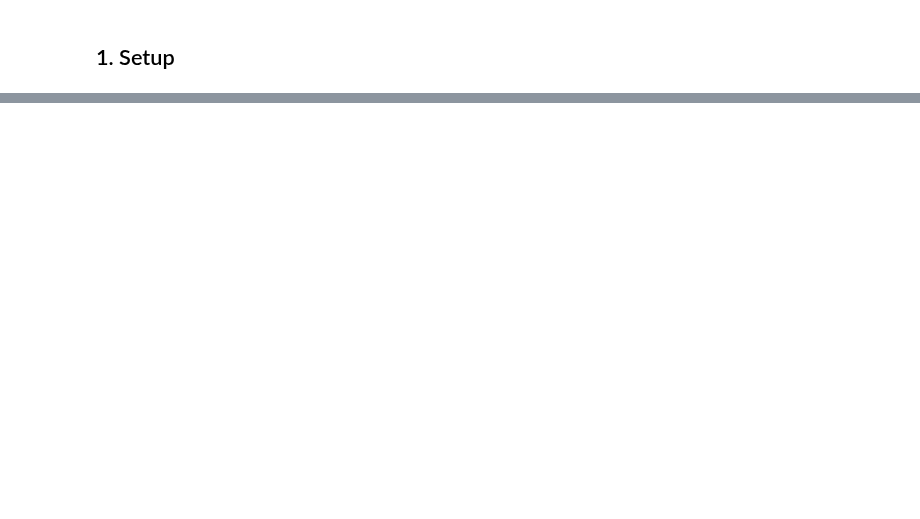
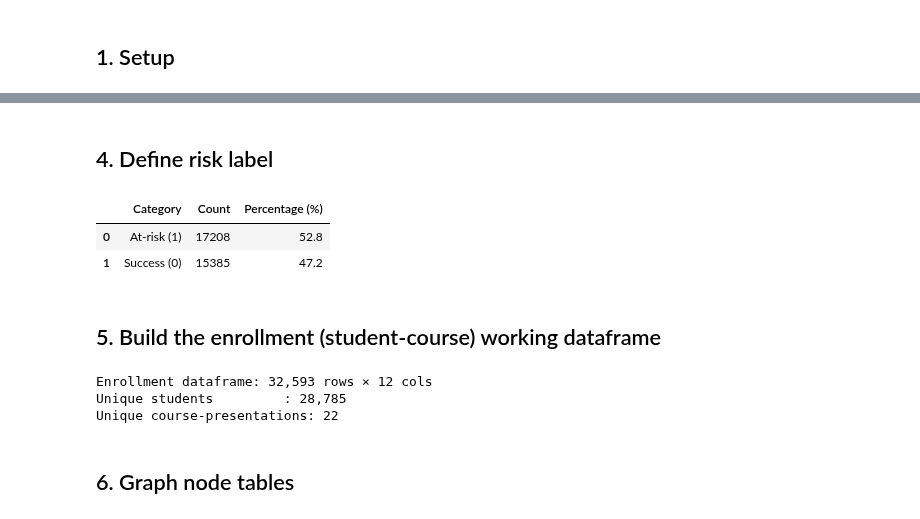
Before and after one commit to reyquiroz/OULAD_CourseAware, a Jupyter notebook: notebooks/OULAD_graph_schema.ipynb, the cells around one changed output, grey strips where cells are left out. Saved outputs shown, nothing was run; the diff lists cells and outputs as text; code cells hidden in the pictures; blank space fills up the shorter version.

```diff
--- a/notebooks/OULAD_graph_schema.ipynb
+++ b/notebooks/OULAD_graph_schema.ipynb
@@ -842,0 +64,20 @@ plt.show()
+# %%
+print('Verifying data files...')
+for p in [STUDENT_INFO_FILE, STUDENT_VLE_FILE, STUDENT_ASSESSMENT_FILE,
+          ASSESSMENTS_FILE, COURSES_FILE, VLE_FILE]:
+    status = '✓' if p.exists() else '✗ MISSING'
+    print(f'  {status}: {p.name}')
+
+student_info    = pd.read_csv(STUDENT_INFO_FILE)
+student_vle     = pd.read_csv(STUDENT_VLE_FILE)
+student_assess  = pd.read_csv(STUDENT_ASSESSMENT_FILE)
+assessments     = pd.read_csv(ASSESSMENTS_FILE)
+courses         = pd.read_csv(COURSES_FILE)
+vle             = pd.read_csv(VLE_FILE)
+
+print(f'\n  student_info   : {student_info.shape}')
+print(f'  student_vle    : {student_vle.shape}')
+print(f'  student_assess : {student_assess.shape}')
+print(f'  assessments    : {assessments.shape}')
+print(f'  courses        : {courses.shape}')
+print(f'  vle            : {vle.shape}')
@@ -842,0 +99,40 @@ plt.show()
+# %% [markdown]
+## 4. Define risk label
+# %%
+# 1 = at-risk (Fail/Withdrawn), 0 = success (Pass/Distinction)
+student_info['target'] = student_info['final_result'].apply(
+    lambda x: 1 if x in ['Fail', 'Withdrawn'] else 0
+)
+
+counts = student_info['target'].value_counts()
+counts.index = counts.index.map({1: 'At-risk (1)', 0: 'Success (0)'})
+counts_df = counts.reset_index()
+counts_df.columns = ['Category', 'Count']
+counts_df['Percentage (%)'] = (
+    counts_df['Count'] / counts_df['Count'].sum() * 100
+).round(1)
+
+display(counts_df)
+# %% [output]
+|  | Category | Count | Percentage (%) |
+| 0 | At-risk (1) | 17208 | 52.8 |
+| 1 | Success (0) | 15385 | 47.2 |
+# %% [markdown]
+## 5. Build the enrollment (student-course) working dataframe
+# %%
+# One row per (id_student, code_module, code_presentation) — the enrollment unit
+df = student_info[[
+    'id_student', 'code_module', 'code_presentation',
+    'gender', 'region', 'highest_education', 'imd_band', 'age_band',
+    'num_of_prev_attempts', 'studied_credits', 'disability', 'target'
+]].copy()
+
+print(f'Enrollment dataframe: {df.shape[0]:,} rows × {df.shape[1]} cols')
+print(f'Unique students         : {df["id_student"].nunique():,}')
+print(f'Unique course-presentations: {df[["code_module","code_presentation"]].drop_duplicates().shape[0]}')
+# %% [output]
+Enrollment dataframe: 32,593 rows × 12 cols
+Unique students         : 28,785
+Unique course-presentations: 22
+# %% [markdown]
+## 6. Graph node tables
```
Also changed, not shown: parts of 82 cells of this notebook.
